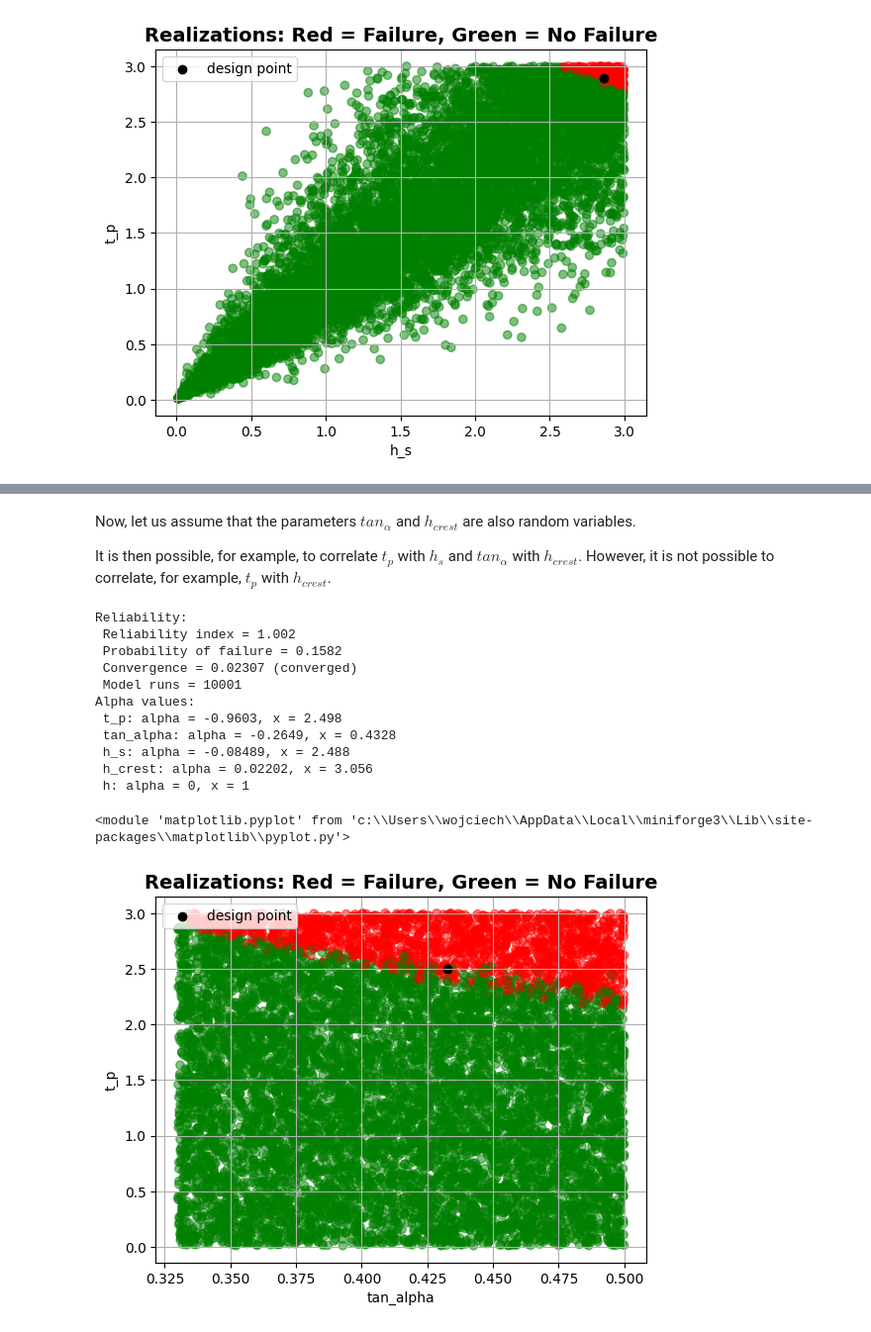
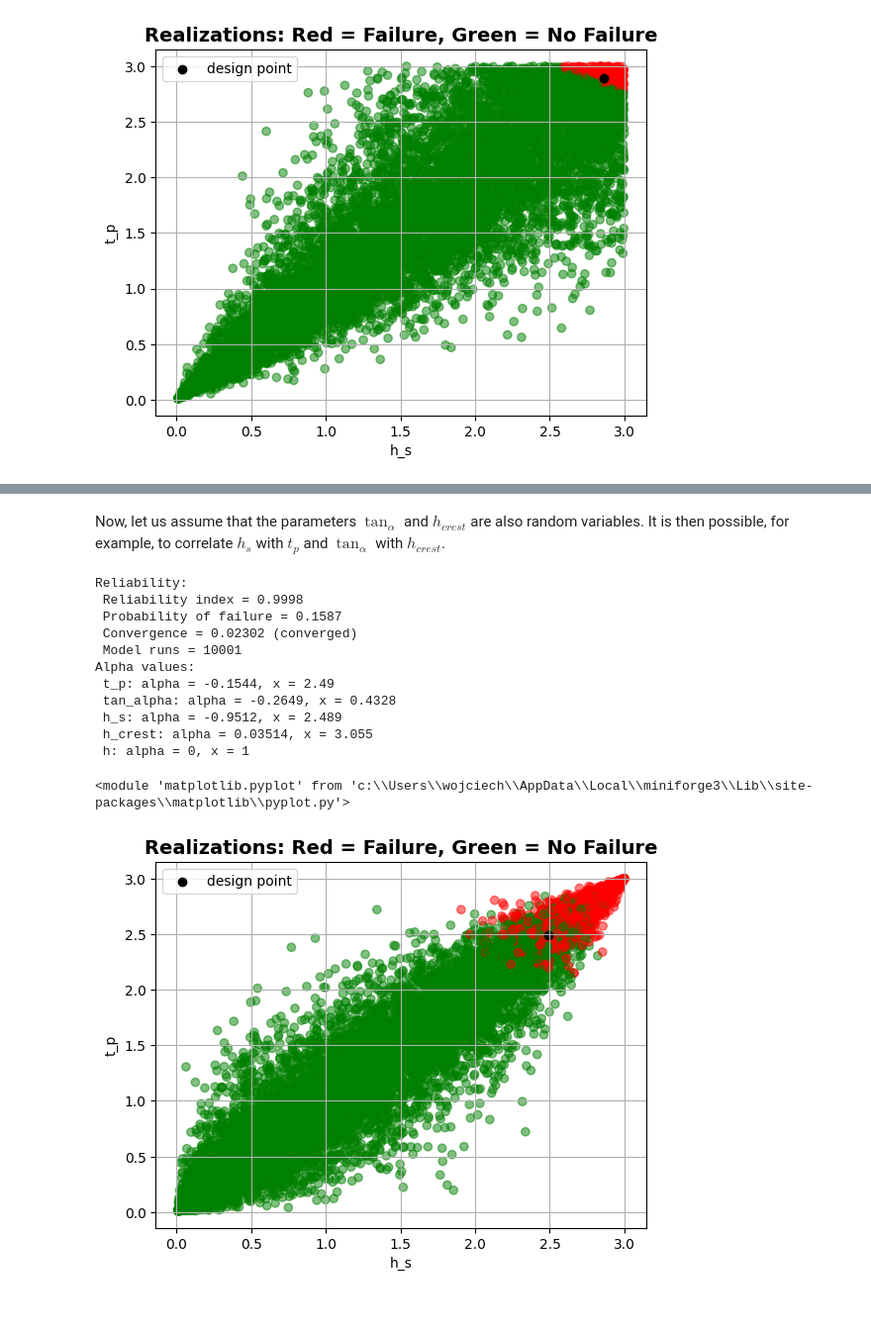
Before and after one commit to Deltares/ProbabilisticLibrary, a Jupyter notebook: sources/Deltares.Probabilistic.PWrapper.Notebooks/copulas.ipynb, the cells around one changed output, grey strips where cells are left out. Shown at 99% size. Drawn from its saved outputs; the diff is of its cells as text; code cells hidden in the pictures.

```diff
--- a/sources/Deltares.Probabilistic.PWrapper.Notebooks/copulas.ipynb
+++ b/sources/Deltares.Probabilistic.PWrapper.Notebooks/copulas.ipynb
@@ -67,9 +69,5 @@ The parameter of a Gaussian copula is a correlation coefficient that can vary be
 # %%
-par = 0.5
+par = 0.8
 
 project.correlation_type = CorrelationType.copulas
-project.copulas["t_p", "h_s"] = (par, CopulaType.gaussian)
-project.run()
-
-project.design_point.print()
-project.design_point.get_plot_realizations()
+project.copulas["h_s", "t_p"] = (par, CopulaType.gaussian)
@@ -95,10 +100,10 @@ Let's correlate the variables $t_p$ and $h_s$ using a Gumbel copula. The paramet
 par = 5.0
 
 project.correlation_type = CorrelationType.copulas
-project.copulas["t_p", "h_s"] = (par, CopulaType.gumbel)
+project.copulas["h_s", "t_p"] = (par, CopulaType.gumbel)
 project.run()
 
 project.design_point.print()
-project.design_point.get_plot_realizations()
+project.design_point.get_plot_realizations("h_s", "t_p")
 # %% [output]
 Reliability:
@@ -148,11 +153,11 @@ Let's correlate the variables $t_p$ and $h_s$ using a Frank copula. The paramete
 # %%
-par = 5.0
+par = 10.0
 
 project.correlation_type = CorrelationType.copulas
-project.copulas["t_p", "h_s"] = (par, CopulaType.frank)
+project.copulas["h_s", "t_p"] = (par, CopulaType.frank)
 project.run()
 
 project.design_point.print()
-project.design_point.get_plot_realizations()
+project.design_point.get_plot_realizations("h_s", "t_p")
 # %% [output]
 Reliability:
@@ -171,34 +176,32 @@ Alpha values:
 # %% [markdown]
-Now, let us assume that the parameters $tan_{\alpha}$ and $h_{crest}$ are also random variables.
-
-It is then possible, for example, to correlate $t_p$ with $h_s$ and $tan_{\alpha}$ with $h_{crest}$. However, it is not possible to correlate, for example, $t_p$ with $h_{crest}$.
+Now, let us assume that the parameters $\tan_{\alpha}$ and $h_{crest}$ are also random variables. It is then possible, for example, to correlate $h_s$ with $t_p$ and $\tan_{\alpha}$ with $h_{crest}$.
 # %%
 project.variables["h_crest"].distribution = DistributionType.uniform
 project.variables["h_crest"].minimum = 3.0
 project.variables["h_crest"].maximum = 3.1
 
 project.variables["tan_alpha"].distribution = DistributionType.uniform
 project.variables["tan_alpha"].minimum = 0.33
 project.variables["tan_alpha"].maximum = 0.5
 
 project.correlation_type = CorrelationType.copulas
-project.copulas["t_p", "h_s"] = (5.0, CopulaType.gumbel)
+project.copulas["h_s", "t_p"] = (5.0, CopulaType.gumbel)
 project.copulas["tan_alpha", "h_crest"] = (3.0, CopulaType.frank)
 
 project.run()
 project.design_point.print()
-project.design_point.get_plot_realizations()
+project.design_point.get_plot_realizations("h_s", "t_p")
 # %% [output]
 Reliability:
- Reliability index = 1.002
- Probability of failure = 0.1582
- Convergence = 0.02307 (converged)
+ Reliability index = 0.9998
+ Probability of failure = 0.1587
+ Convergence = 0.02302 (converged)
  Model runs = 10001
 Alpha values:
- t_p: alpha = -0.9603, x = 2.498
+ t_p: alpha = -0.1544, x = 2.49
  tan_alpha: alpha = -0.2649, x = 0.4328
- h_s: alpha = -0.08489, x = 2.488
- h_crest: alpha = 0.02202, x = 3.056
+ h_s: alpha = -0.9512, x = 2.489
+ h_crest: alpha = 0.03514, x = 3.055
  h: alpha = 0, x = 1
 <module 'matplotlib.pyplot' from 'c:\\Users\\wojciech\\AppData\\Local\\miniforge3\\Lib\\site-packages\\matplotlib\\pyplot.py'>
-[figure, old version]
+[figure, new version]
```
Also changed, not shown: parts of 17 cells of this notebook.
